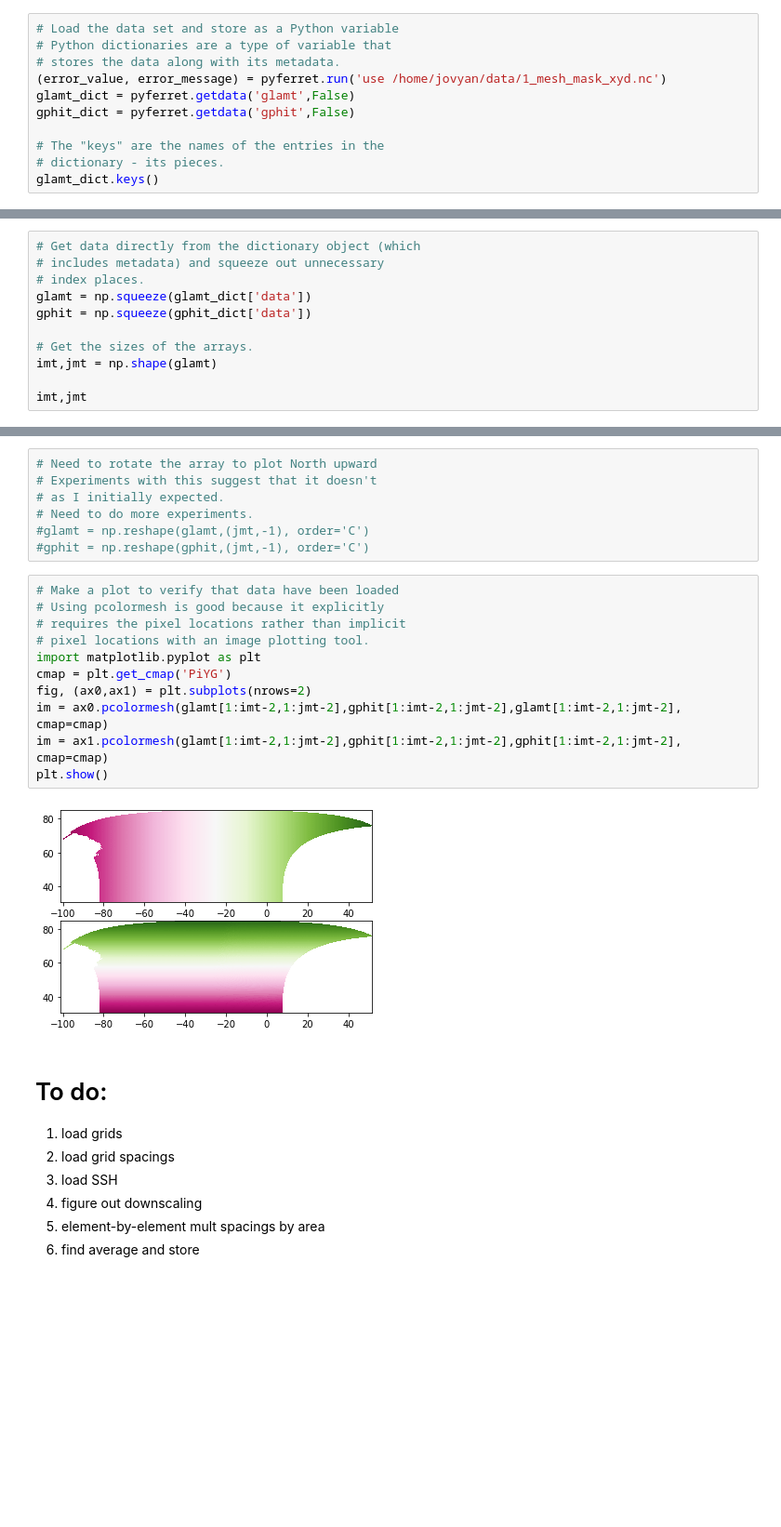
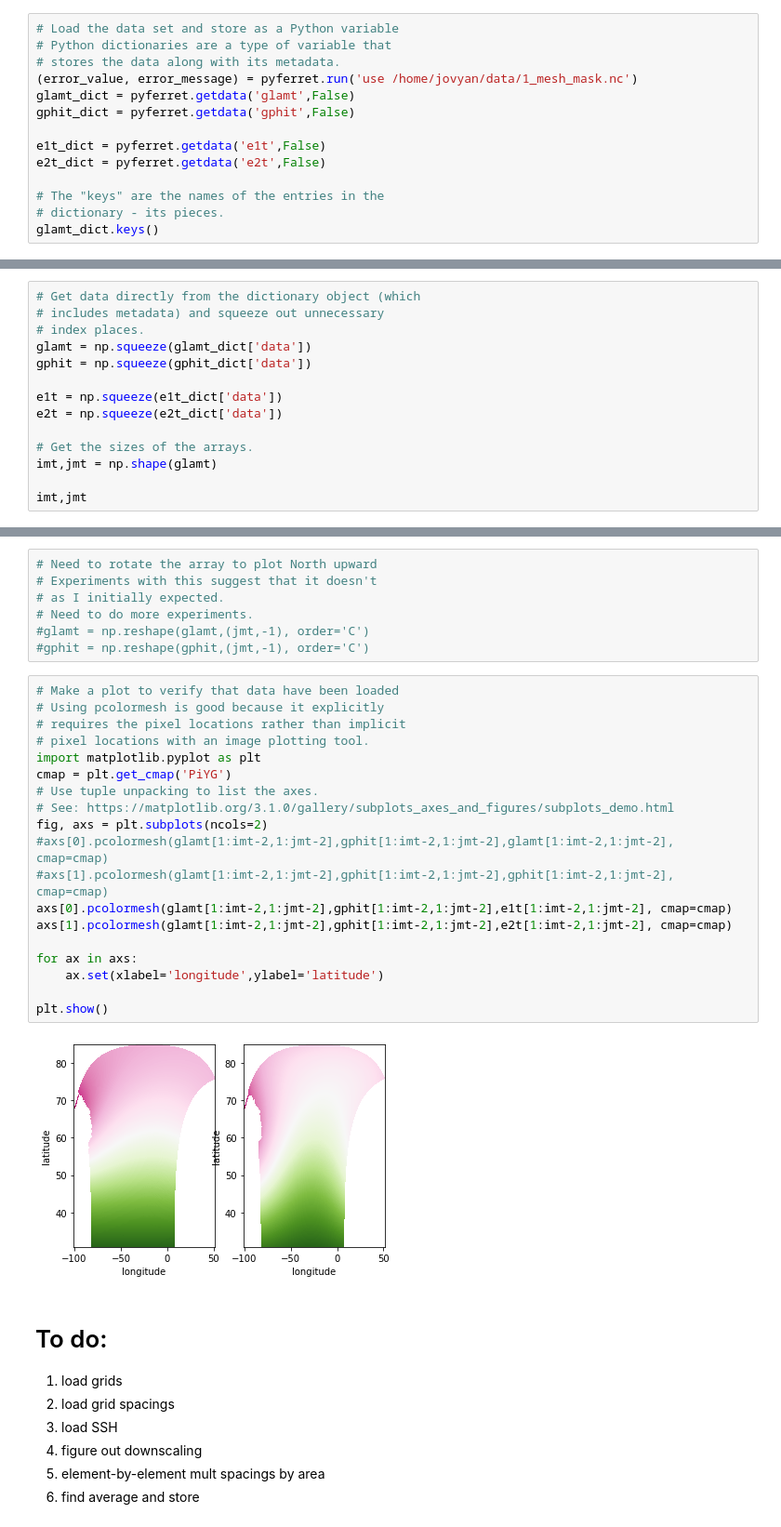
Before and after one commit to stefangary/socks, a Jupyter notebook: scripts/regrid_V20.ipynb, the cells around one changed output, grey strips where cells are left out. Shown at 93% size. Saved outputs shown, nothing was run; the diff lists cells and outputs as text; blank space fills up the shorter version.

Commit message:
Streamlined plotting in both matplotlib and ferret

```diff
--- a/scripts/regrid_V20.ipynb
+++ b/scripts/regrid_V20.ipynb
@@ -9,9 +9,12 @@ True
 # Load the data set and store as a Python variable
 # Python dictionaries are a type of variable that
 # stores the data along with its metadata.
-(error_value, error_message) = pyferret.run('use /home/jovyan/data/1_mesh_mask_xyd.nc')
+(error_value, error_message) = pyferret.run('use /home/jovyan/data/1_mesh_mask.nc')
 glamt_dict = pyferret.getdata('glamt',False)
 gphit_dict = pyferret.getdata('gphit',False)
+
+e1t_dict = pyferret.getdata('e1t',False)
+e2t_dict = pyferret.getdata('e2t',False)
 
 # The "keys" are the names of the entries in the
 # dictionary - its pieces.
@@ -25,6 +28,9 @@ dict_keys(['title', 'data', 'missing_value', 'data_unit', 'axis_types', 'axis_na
 glamt = np.squeeze(glamt_dict['data'])
 gphit = np.squeeze(gphit_dict['data'])
 
+e1t = np.squeeze(e1t_dict['data'])
+e2t = np.squeeze(e2t_dict['data'])
+
 # Get the sizes of the arrays.
 imt,jmt = np.shape(glamt)
 
@@ -41,16 +47,24 @@ imt,jmt
 # %%
 # Make a plot to verify that data have been loaded
 # Using pcolormesh is good because it explicitly
 # requires the pixel locations rather than implicit
 # pixel locations with an image plotting tool.
 import matplotlib.pyplot as plt
 cmap = plt.get_cmap('PiYG')
-fig, (ax0,ax1) = plt.subplots(nrows=2)
-im = ax0.pcolormesh(glamt[1:imt-2,1:jmt-2],gphit[1:imt-2,1:jmt-2],glamt[1:imt-2,1:jmt-2], cmap=cmap)
-im = ax1.pcolormesh(glamt[1:imt-2,1:jmt-2],gphit[1:imt-2,1:jmt-2],gphit[1:imt-2,1:jmt-2], cmap=cmap)
+# Use tuple unpacking to list the axes.
+# See: https://matplotlib.org/3.1.0/gallery/subplots_axes_and_figures/subplots_demo.html
+fig, axs = plt.subplots(ncols=2)
+#axs[0].pcolormesh(glamt[1:imt-2,1:jmt-2],gphit[1:imt-2,1:jmt-2],glamt[1:imt-2,1:jmt-2], cmap=cmap)
+#axs[1].pcolormesh(glamt[1:imt-2,1:jmt-2],gphit[1:imt-2,1:jmt-2],gphit[1:imt-2,1:jmt-2], cmap=cmap)
+axs[0].pcolormesh(glamt[1:imt-2,1:jmt-2],gphit[1:imt-2,1:jmt-2],e1t[1:imt-2,1:jmt-2], cmap=cmap)
+axs[1].pcolormesh(glamt[1:imt-2,1:jmt-2],gphit[1:imt-2,1:jmt-2],e2t[1:imt-2,1:jmt-2], cmap=cmap)
+
+for ax in axs:
+    ax.set(xlabel='longitude',ylabel='latitude')
+
 plt.show()
 # %% [output]
-[figure, old version]
+[figure, new version]
 # %% [markdown]
 # To do:
 
```
Also changed, not shown: parts of 4 cells of this notebook, 2 other files.
